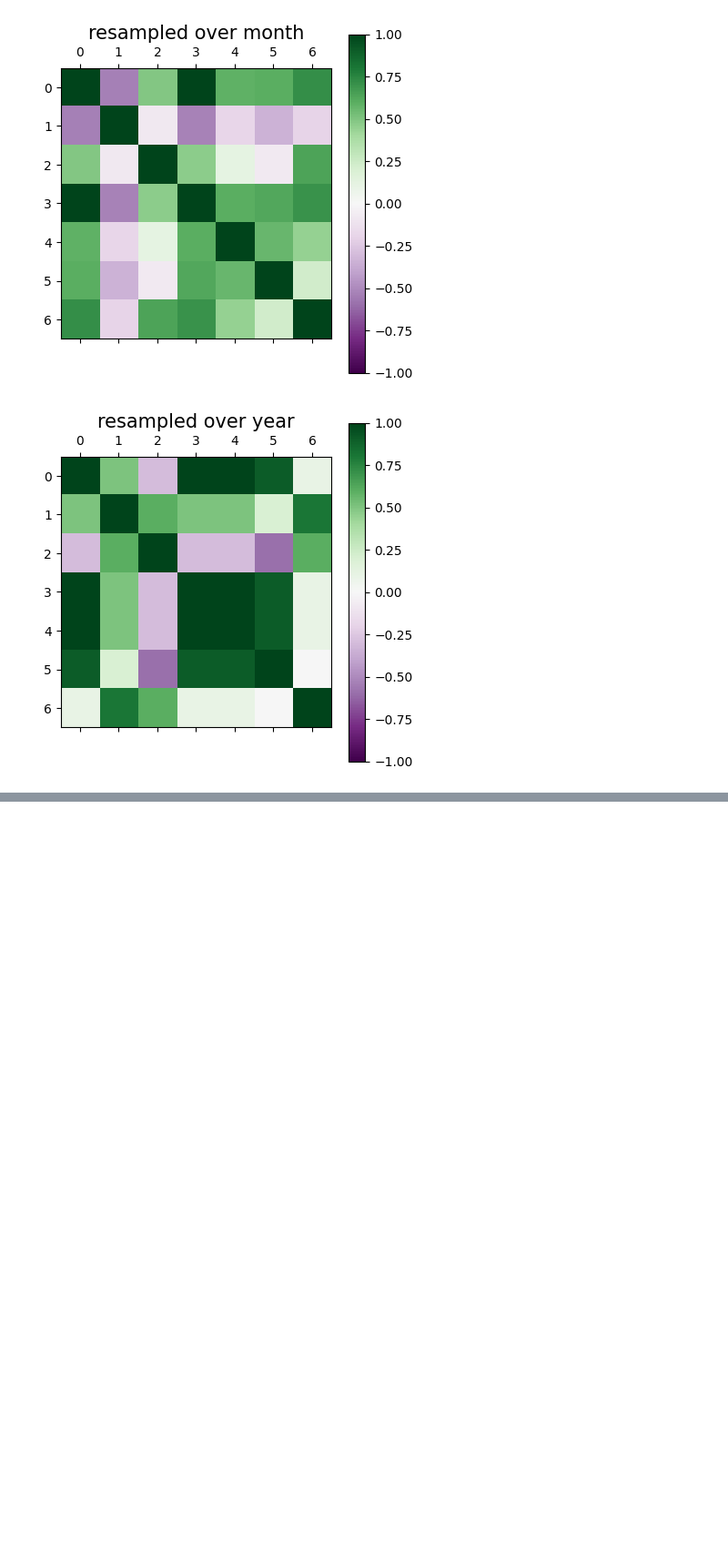
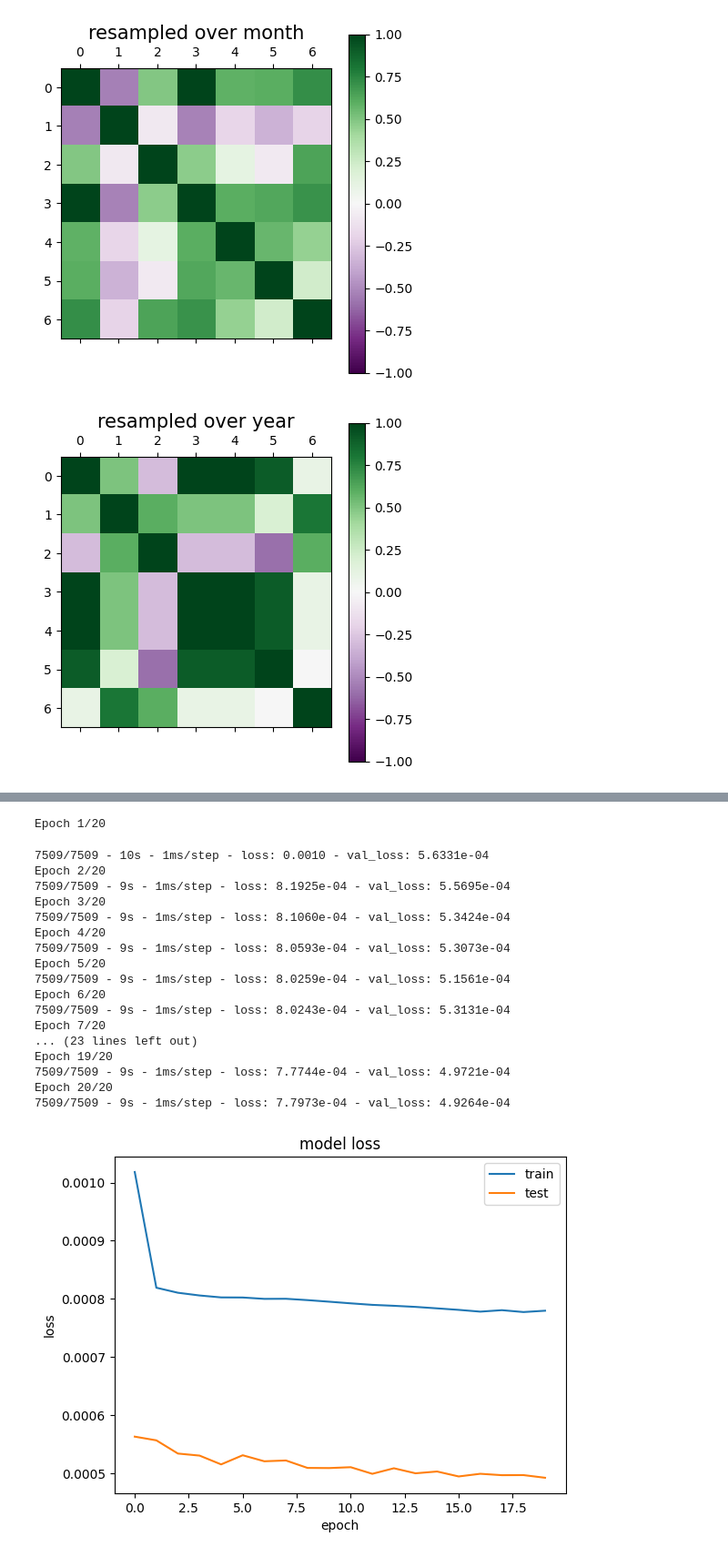
Before and after one commit to EdwardKWang/quant-research, a Jupyter notebook: stats-learning/Long short-term memory model.ipynb, the cells around one changed output, grey strips where cells are left out. Shown at 91% size. Cells and saved outputs as stored; diff of their text form; code cells hidden in the pictures; blank space fills up the shorter version.

Commit message:
complete original lstm notebook

```diff
--- a/stats-learning/Long short-term memory model.ipynb
+++ b/stats-learning/Long short-term memory model.ipynb
@@ -264,2 +284,0 @@ scaler = MinMaxScaler(feature_range=(0, 1))
-# %%
-scaler.fit_transform(data_df_resample)
@@ -267,0 +285,6 @@ NameError: name 'data_df_resample' is not defined
+# %%
+scaler = MinMaxScaler(feature_range=(0, 1))
+data_df_resample_scaled = pd.DataFrame(scaler.fit_transform(data_df_resample), index=data_df_resample.index)
+data_df_reframed = series_to_supervised(data_df_resample_scaled, 1, 1)
+data_df_reframed.drop(data_df_reframed.columns[[8,9,10,11,12,13]], axis=1, inplace=True)
+print(data_df_reframed.head())
@@ -267,0 +312,11 @@ NameError: name 'data_df_resample' is not defined
+# %%
+# set the size of training set
+n_train_time = 365*24*60
+
+train_X, train_y =  data_df_reframed.iloc[:n_train_time,:-1].values ,data_df_reframed.iloc[:n_train_time,-1].values
+test_X, test_y = data_df_reframed.iloc[n_train_time:,:-1].values, data_df_reframed.iloc[n_train_time:,-1].values
+
+# reshape input to be 3D [samples, timesteps, features]
+train_X = train_X.reshape((-1,1,train_X.shape[1]))
+test_X = test_X.reshape((-1,1,test_X.shape[1]))
+print(train_X.shape, train_y.shape, test_X.shape, test_y.shape)
@@ -267,0 +333,56 @@ NameError: name 'data_df_resample' is not defined
+# %%
+model = Sequential()
+model.add(LSTM(100, input_shape=(train_X.shape[1], train_X.shape[2])))
+model.add(Dropout(0.2))
+#    model.add(LSTM(70))
+#    model.add(Dropout(0.3))
+model.add(Dense(1))
+model.compile(loss='mean_squared_error', optimizer='adam')
+
+# fit network
+history = model.fit(train_X, train_y, epochs=20, batch_size=70, validation_data=(test_X, test_y), verbose=2, shuffle=False)
+
+# summarize history for loss
+plt.plot(history.history['loss'])
+plt.plot(history.history['val_loss'])
+plt.title('model loss')
+plt.ylabel('loss')
+plt.xlabel('epoch')
+plt.legend(['train', 'test'], loc='upper right')
+plt.show()
+
+# make a prediction
+yhat = model.predict(test_X)
+test_X = test_X.reshape((test_X.shape[0], 7))
+# invert scaling for forecast
+inv_yhat = np.concatenate((yhat, test_X[:, -6:]), axis=1)
+inv_yhat = scaler.inverse_transform(inv_yhat)
+inv_yhat = inv_yhat[:,0]
+# invert scaling for actual
+test_y = test_y.reshape((len(test_y), 1))
+inv_y = np.concatenate((test_y, test_X[:, -6:]), axis=1)
+inv_y = scaler.inverse_transform(inv_y)
+inv_y = inv_y[:,0]
+# calculate RMSE
+rmse = np.sqrt(mean_squared_error(inv_y, inv_yhat))
+print('Test RMSE: %.3f' % rmse)
+# %% [output]
+Epoch 1/20
+7509/7509 - 10s - 1ms/step - loss: 0.0010 - val_loss: 5.6331e-04
+Epoch 2/20
+7509/7509 - 9s - 1ms/step - loss: 8.1925e-04 - val_loss: 5.5695e-04
+Epoch 3/20
+7509/7509 - 9s - 1ms/step - loss: 8.1060e-04 - val_loss: 5.3424e-04
+Epoch 4/20
+7509/7509 - 9s - 1ms/step - loss: 8.0593e-04 - val_loss: 5.3073e-04
+Epoch 5/20
+7509/7509 - 9s - 1ms/step - loss: 8.0259e-04 - val_loss: 5.1561e-04
+Epoch 6/20
+7509/7509 - 9s - 1ms/step - loss: 8.0243e-04 - val_loss: 5.3131e-04
+Epoch 7/20
+... (23 lines left out)
+Epoch 19/20
+7509/7509 - 9s - 1ms/step - loss: 7.7744e-04 - val_loss: 4.9721e-04
+Epoch 20/20
+7509/7509 - 9s - 1ms/step - loss: 7.7973e-04 - val_loss: 4.9264e-04
+[figure, added]
```
Also changed, not shown: parts of 18 cells of this notebook.
